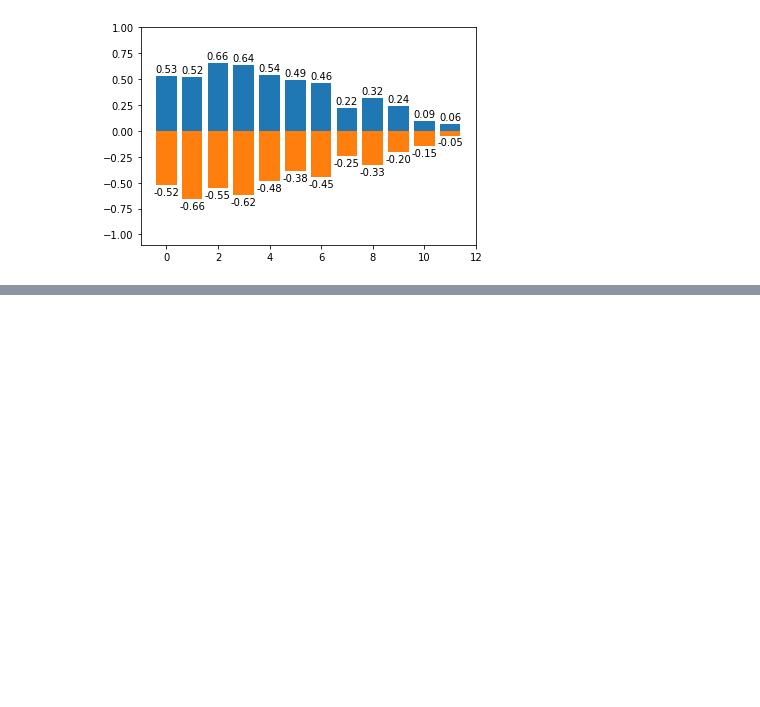
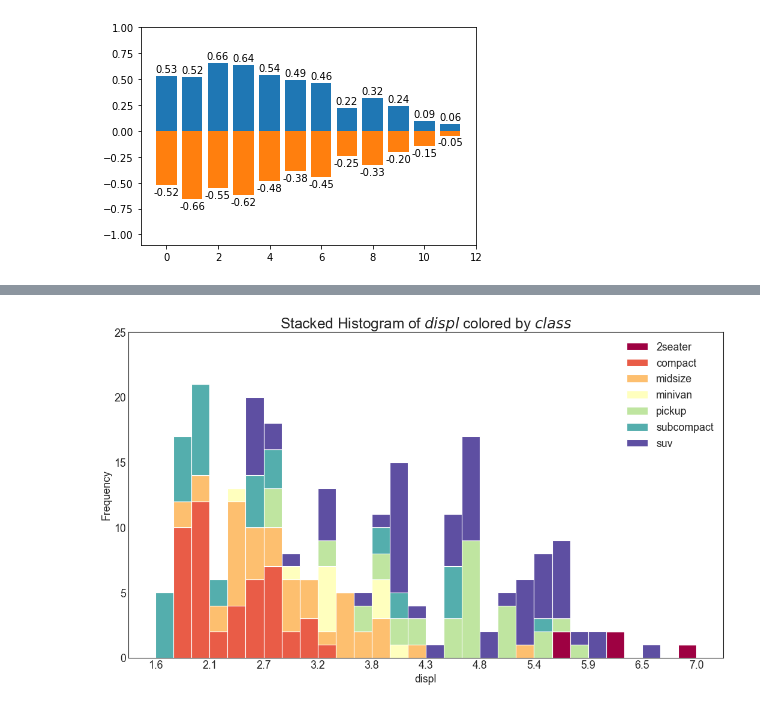
Before and after one commit to EdwardDaChina/Jupter-Learning, a Jupyter notebook: Matplotlib绘图技巧进阶-checkpoint.ipynb, the cells around one changed output, grey strips where cells are left out. Saved outputs shown, nothing was run; the diff lists cells and outputs as text; code cells hidden in the pictures; blank space fills up the shorter version.

```diff
--- a/Matplotlib绘图技巧进阶-checkpoint.ipynb
+++ b/Matplotlib绘图技巧进阶-checkpoint.ipynb
@@ -105,0 +260,3 @@ plt.show()
+# %%
+df = pd.read_csv("https://github.com/selva86/datasets/raw/master/mpg_ggplot2.csv")
+df
@@ -105,0 +282,6 @@ plt.show()
+# %%
+x_var='displ'
+groupby_var='class'
+df_agg=df.loc[:,[x_var,groupby_var]].groupby(groupby_var)
+vals=[df[x_var].values.tolist()for i,df in df_agg]
+vals
@@ -105,0 +306,15 @@ plt.show()
+# %%
+plt.figure(figsize=(16,9),dpi=80)
+colors=[plt.cm.Spectral(i/float(len(vals)-1))for i in range(len(vals))]
+n,bins,patches=plt.hist(vals,30,stacked=True,density=False,color=colors[:len(vals)])
+
+
+plt.legend({group:col for group, col in zip(np.unique(df[groupby_var]).tolist(), colors[:len(vals)])})
+plt.title(f"Stacked Histogram of ${x_var}$ colored by ${groupby_var}$", fontsize=22)
+plt.xlabel(x_var)
+plt.ylabel("Frequency")
+plt.ylim(0, 25)
+plt.xticks(ticks=bins[::3], labels=[round(b,1) for b in bins[::3]])
+plt.show()
+# %% [output]
+[figure, added]
```
Also changed, not shown: parts of 19 cells of this notebook, 2 other files.
